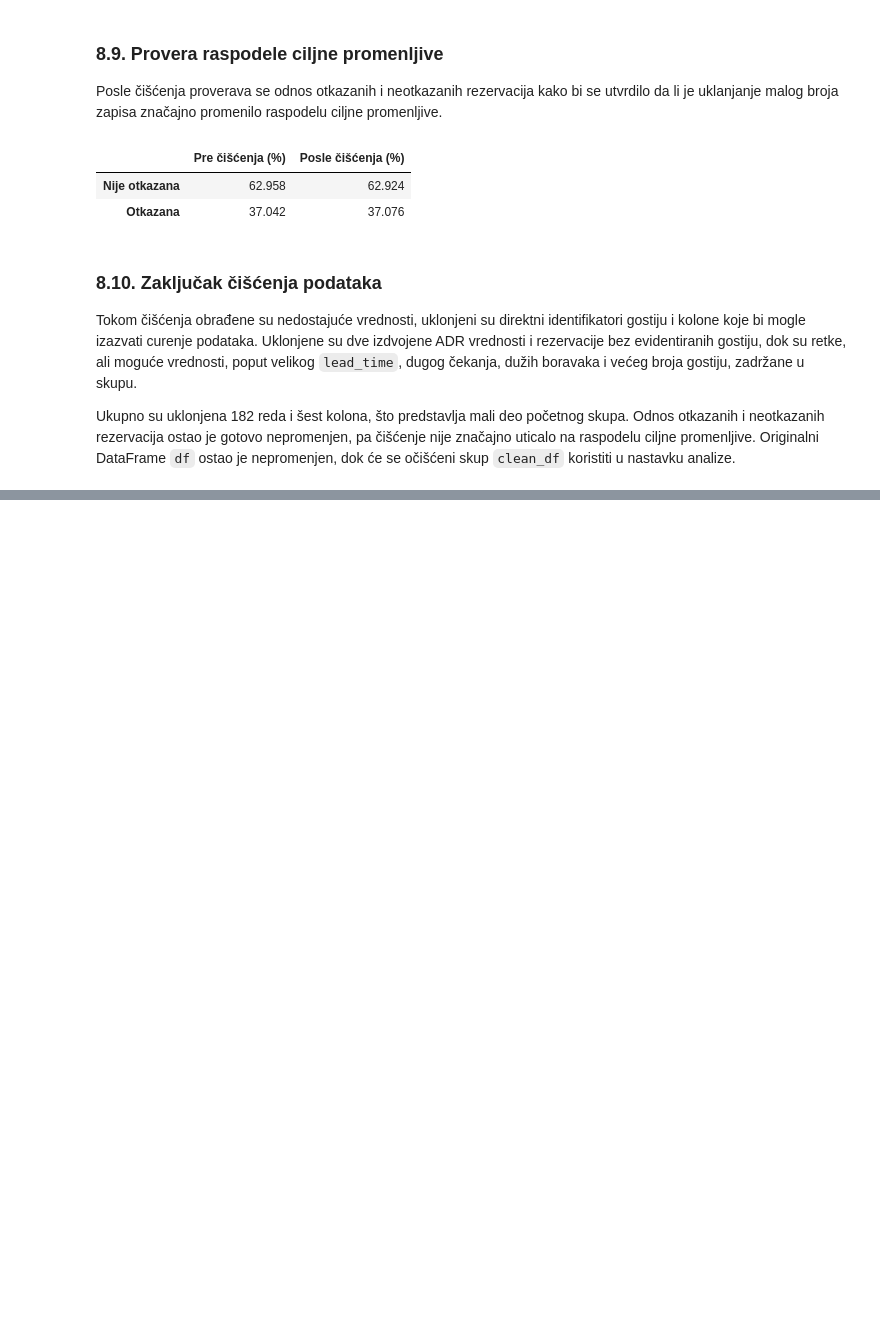
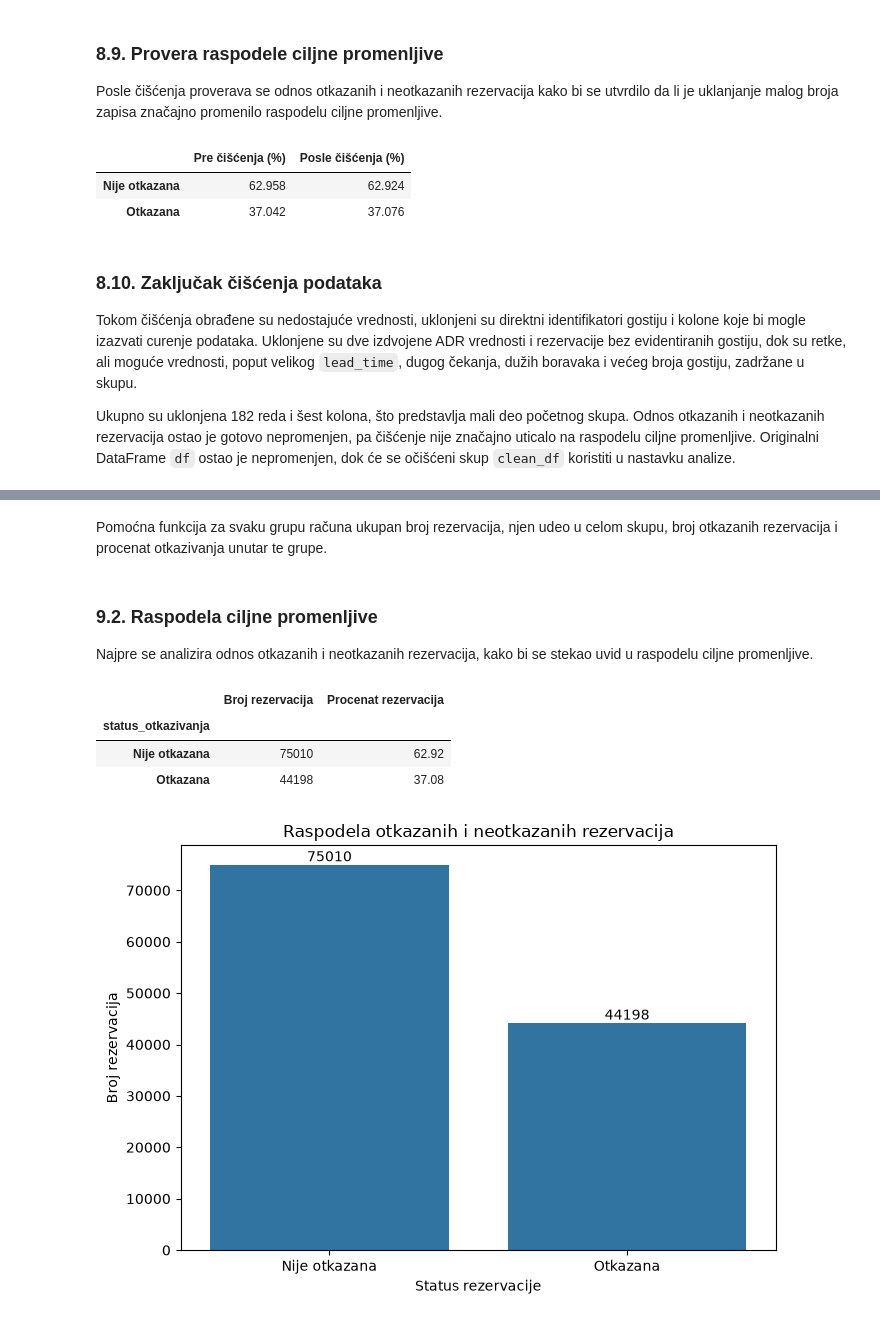
Before and after one commit to angelinalazarevic/Seminarski-UNP---Hotel-Booking, a Jupyter notebook: notebooks/hotel_booking_analysis.ipynb, the cells around one changed output, grey strips where cells are left out. Cells and saved outputs as stored; diff of their text form; code cells hidden in the pictures; blank space fills up the shorter version.

```diff
--- a/notebooks/hotel_booking_analysis.ipynb
+++ b/notebooks/hotel_booking_analysis.ipynb
@@ -966,0 +1004,53 @@ Ukupno su uklonjena 182 reda i šest kolona, što predstavlja mali deo početnog
+# %% [markdown]
+Pomoćna funkcija za svaku grupu računa ukupan broj rezervacija, njen udeo u celom skupu, broj otkazanih rezervacija i procenat otkazivanja unutar te grupe.
+# %% [markdown]
+### 9.2. Raspodela ciljne promenljive
+
+Najpre se analizira odnos otkazanih i neotkazanih rezervacija, kako bi se stekao uvid u raspodelu ciljne promenljive.
+# %%
+status_order = [
+    "Nije otkazana",
+    "Otkazana"
+]
+
+target_counts = (
+    eda_df["status_otkazivanja"]
+    .value_counts()
+    .reindex(status_order)
+)
+
+target_percentages = (
+    eda_df["status_otkazivanja"]
+    .value_counts(normalize=True)
+    .reindex(status_order) * 100
+)
+
+target_summary = pd.DataFrame({
+    "Broj rezervacija": target_counts,
+    "Procenat rezervacija": target_percentages
+}).round(2)
+
+display(target_summary)
+
+plt.figure(figsize=(7, 5))
+
+ax = sb.countplot(
+    data=eda_df,
+    x="status_otkazivanja",
+    order=status_order
+)
+
+for container in ax.containers:
+    ax.bar_label(container)
+
+plt.title("Raspodela otkazanih i neotkazanih rezervacija")
+plt.xlabel("Status rezervacije")
+plt.ylabel("Broj rezervacija")
+plt.tight_layout()
+plt.show()
+# %% [output]
+|  | Broj rezervacija | Procenat rezervacija |
+| status_otkazivanja |  |  |
+| Nije otkazana | 75010 | 62.92 |
+| Otkazana | 44198 | 37.08 |
+[figure, added]
```
Also changed, not shown: parts of 42 cells of this notebook.
